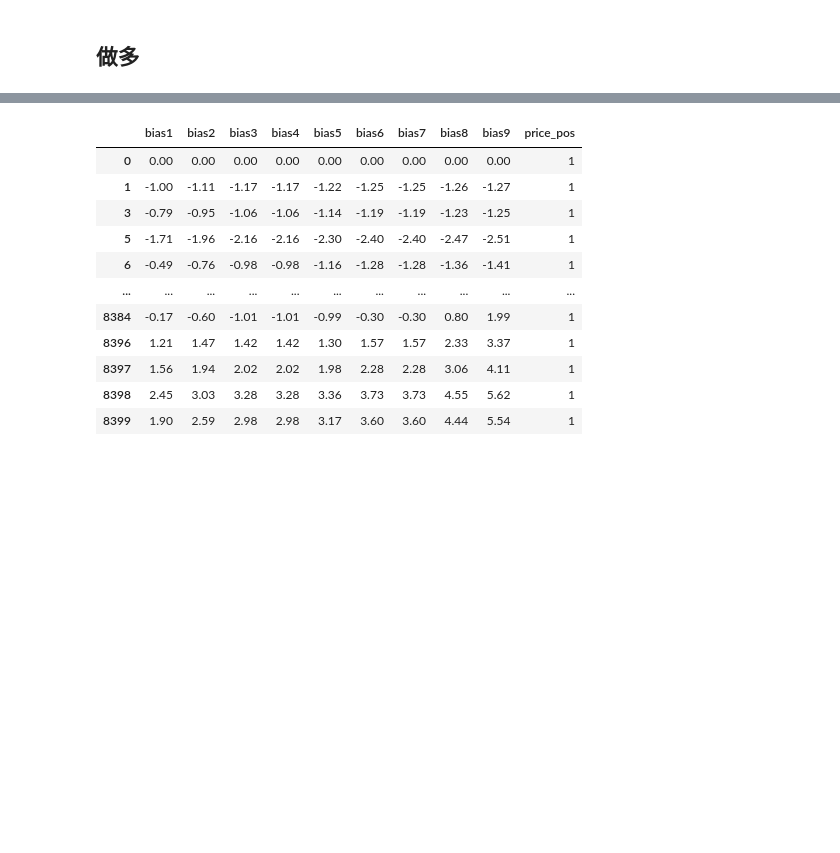
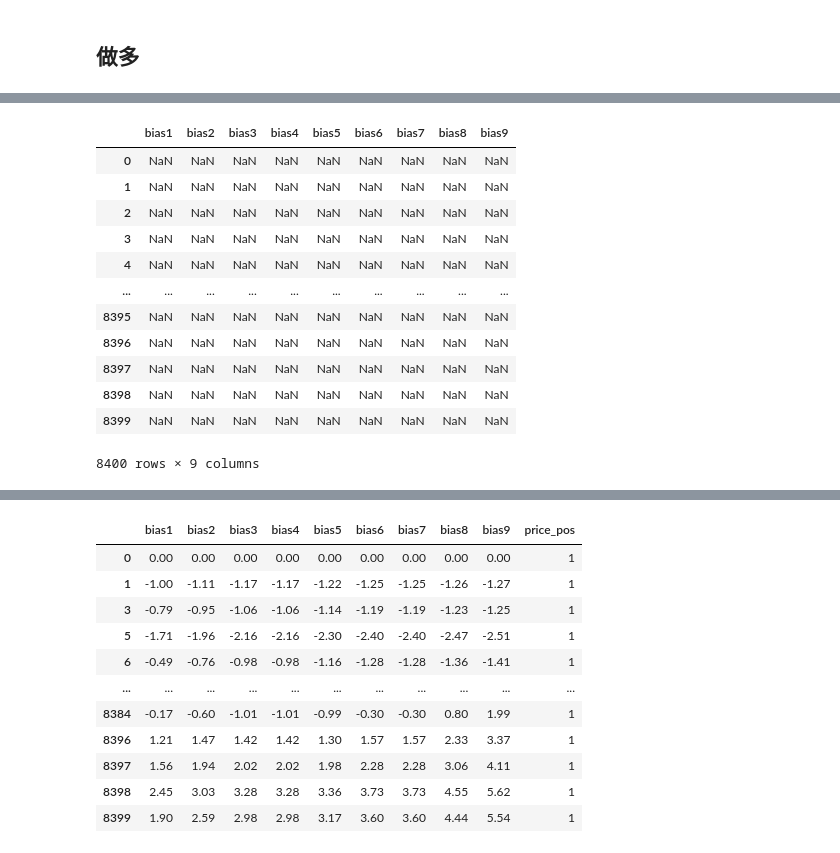
Before and after one commit to nuswgg/quants_qa, a Jupyter notebook: python/Py Quant Trading Practise/测试RB.ipynb, the cells around one changed output, grey strips where cells are left out. Saved outputs shown, nothing was run; the diff lists cells and outputs as text; code cells hidden in the pictures; blank space fills up the shorter version.

```diff
--- a/python/Py Quant Trading Practise/测试RB.ipynb
+++ b/python/Py Quant Trading Practise/测试RB.ipynb
@@ -1007,0 +997,2 @@ base
+# %%
+min_bias = baseC.min(1)
@@ -1007,0 +1021,16 @@ base
+# %%
+baseC[baseC == min_bias]
+# %% [output]
+|  | bias1 | bias2 | bias3 | bias4 | bias5 | bias6 | bias7 | bias8 | bias9 |
+| 0 | NaN | NaN | NaN | NaN | NaN | NaN | NaN | NaN | NaN |
+| 1 | NaN | NaN | NaN | NaN | NaN | NaN | NaN | NaN | NaN |
+| 2 | NaN | NaN | NaN | NaN | NaN | NaN | NaN | NaN | NaN |
+| 3 | NaN | NaN | NaN | NaN | NaN | NaN | NaN | NaN | NaN |
+| 4 | NaN | NaN | NaN | NaN | NaN | NaN | NaN | NaN | NaN |
+| ... | ... | ... | ... | ... | ... | ... | ... | ... | ... |
+| 8395 | NaN | NaN | NaN | NaN | NaN | NaN | NaN | NaN | NaN |
+| 8396 | NaN | NaN | NaN | NaN | NaN | NaN | NaN | NaN | NaN |
+| 8397 | NaN | NaN | NaN | NaN | NaN | NaN | NaN | NaN | NaN |
+| 8398 | NaN | NaN | NaN | NaN | NaN | NaN | NaN | NaN | NaN |
+| 8399 | NaN | NaN | NaN | NaN | NaN | NaN | NaN | NaN | NaN |
+8400 rows × 9 columns
```
Also changed, not shown: parts of 20 cells of this notebook.
